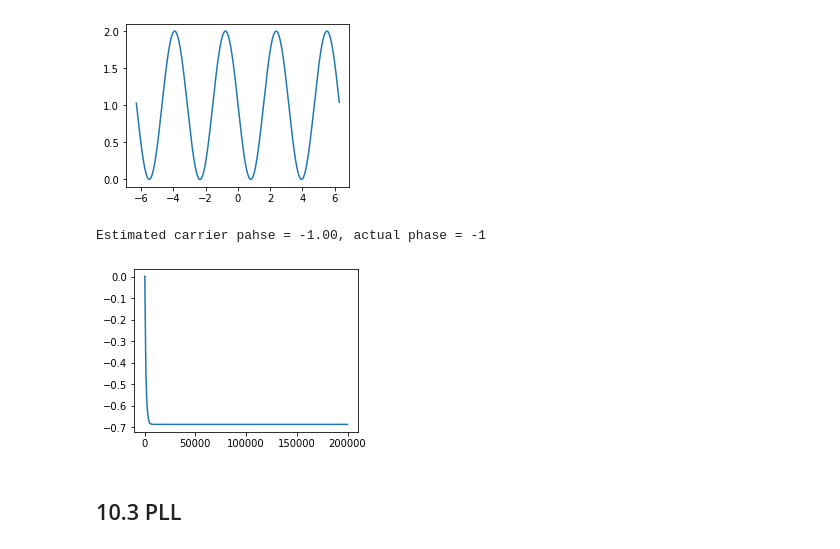
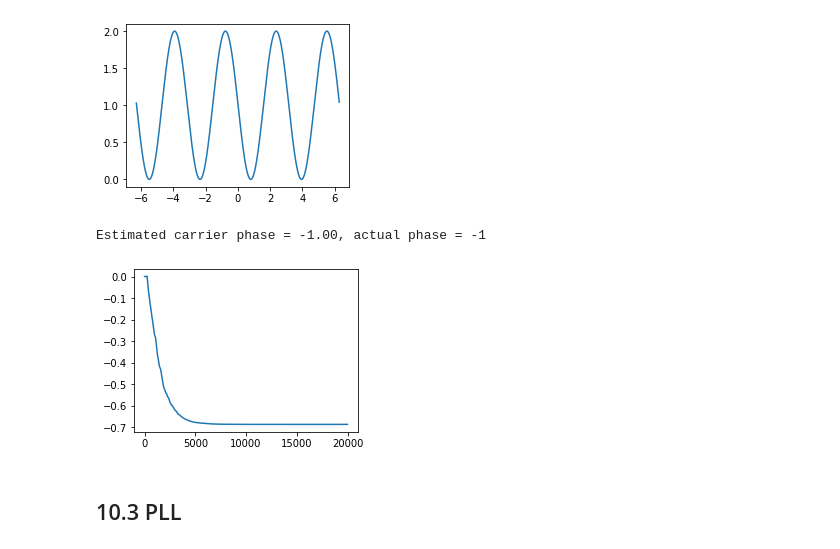
Before and after one commit to mohantyk/srd, a Jupyter notebook: Chap10.ipynb, the cells around one changed output. Drawn from its saved outputs; the diff is of its cells as text; code cells hidden in the pictures.

```diff
--- a/Chap10.ipynb
+++ b/Chap10.ipynb
@@ -152,14 +152,14 @@ plt.plot(theta, sd_error_surface);
 [figure]
 # %%
 # Ex 10.9
-theta_suppressed_carrier = pll_sq_diff(preprocessed, 1000, 0.0001);
+theta_suppressed_carrier = pll_sq_diff(preprocessed[:20000], 1000, 0.0001);
 
 plt.plot(theta_suppressed_carrier);
 # The algorithm estimated theta + bpf_phase/2. Compensate for the bpf phase
 final_phase_est = theta_suppressed_carrier[-1] - bpf_phase/2
 print(f'Estimated carrier phase = {final_phase_est:.2f}, actual phase = -1')
 # %% [output]
-Estimated carrier pahse = -1.00, actual phase = -1
+Estimated carrier phase = -1.00, actual phase = -1
-[figure, old version]
+[figure, new version]
 # %% [markdown]
 ## 10.3 PLL
```
Also changed, not shown: parts of 6 cells of this notebook, 1 other file.
